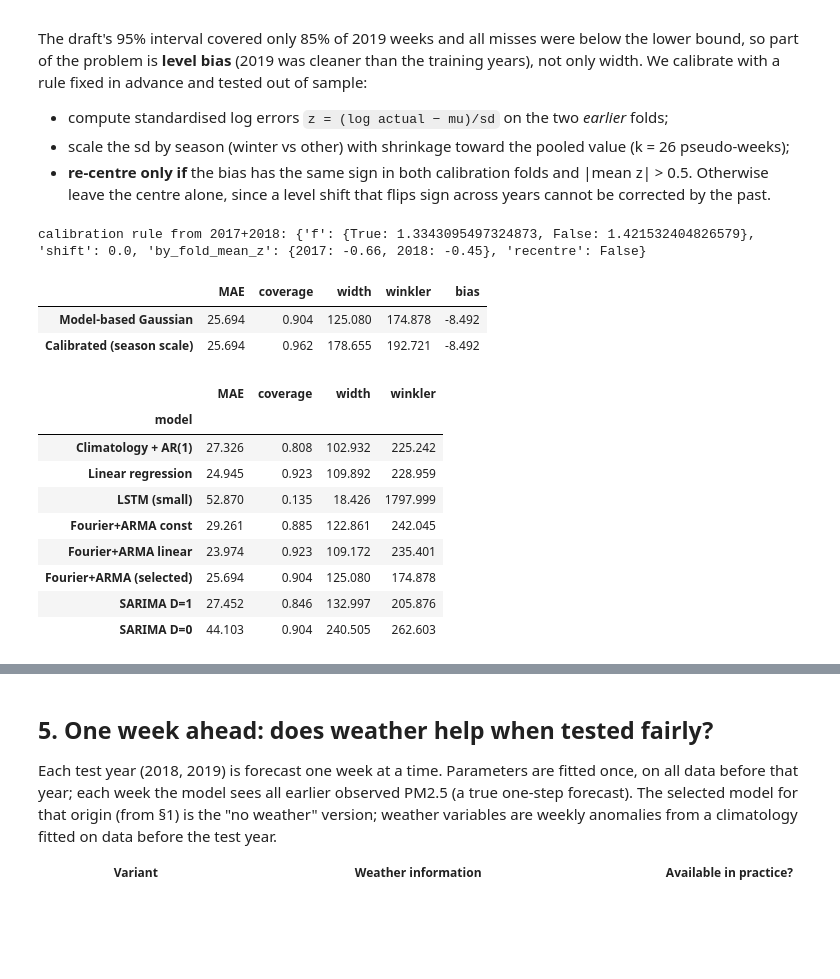
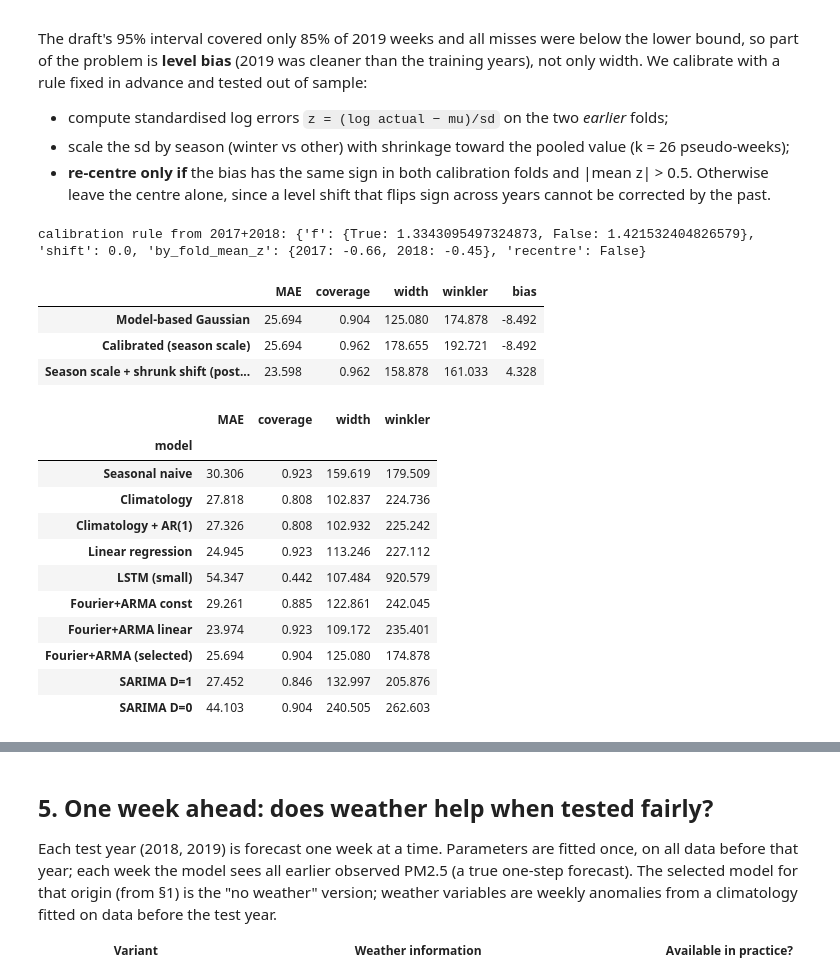
Before and after one commit to LuciferK47/PM_2.5, a Jupyter notebook: notebooks/04_forecasting.ipynb, the cells around one changed output, grey strips where cells are left out. Cells and saved outputs as stored; diff of their text form; code cells hidden in the pictures; blank space fills up the shorter version.

```diff
--- a/notebooks/04_forecasting.ipynb
+++ b/notebooks/04_forecasting.ipynb
@@ -119,7 +119,7 @@ display(extra.round(2))
 # %%
 # Paired loss differences against climatology: moving-block bootstrap (8-week blocks) of the weekly absolute-error differences.
 def abs_err(model, folds):
-    return np.concatenate([np.abs(fcs[f][model]["actual"] - np.exp(fcs[f][model]["mu"])) for f in folds])
+    return [np.abs(fcs[f][model]["actual"] - np.exp(fcs[f][model]["mu"])) for f in folds]   # one array per fold: blocks never cross folds
 
 ld = []
 for label, folds in [("folds 2018+2019", [2018, 2019]), ("all three folds", [2017, 2018, 2019])]:
@@ -172,0 +173,9 @@ findfont: Failed to find font weight semibold for DejaVu Sans, now using 700.
+# %%
+# SARIMA D=0 with vs without a constant, same orders, same three folds (replaces the unsupported "39.7 -> 30.6" remark of the first write-up)
+d0 = {"no constant": F.sarima((1, 0, 1), (1, 0, 0, 52), trend="n"), "with constant": F.sarima((1, 0, 1), (1, 0, 0, 52), trend="c")}
+bt0, _ = F.backtest(y, raw, d0, n_jobs=6, verbose=False)
+d0tab = bt0.pivot(index="model", columns="fold", values="MAE")
+for f in (2017, 2018, 2019):
+    d0tab.loc["Climatology (reference)", f] = bt[(bt.model == "Climatology") & (bt.fold == f)]["MAE"].iloc[0]
+d0tab.round(1).to_csv(RESULTS / "fc_sarima_d0_constant.csv"); display(d0tab.round(1))
+key["sarima_d0_const"] = d0tab.round(2).to_dict()
@@ -190,6 +207,7 @@ diag["LB_p_lag10_ALL_residuals (draft's mistake)"] = [np.nan, float(naive.loc[10
 diag.to_csv(RESULTS / "fc_diagnostics.csv")
 display(diag.T.round(4))
 par = pd.DataFrame({"coef": res_s1.params, "se": res_s1.bse}).round(3)
+key["nonconverged_rejected_per_origin"] = {int(f): int(specs[f]["n_rejected_nonconverged"]) for f in specs}
 key["sarima_D1_maS_coef"], key["sarima_D1_maS_se"] = float(par.loc["ma.S.L52", "coef"]), float(par.loc["ma.S.L52", "se"])
 display(par)
 # %% [output]
@@ -234,37 +252,48 @@ def calibration_rule(folds, k=26):
     for w_ in (True, False):
         zz = cal.loc[cal.winter == w_, "z"]
         f_season[w_] = float(np.sqrt((len(zz) * zz.std(ddof=0) ** 2 + k * s_all ** 2) / (len(zz) + k)))
     by_fold = cal.groupby("fold")["z"].mean()
     recentre = bool((by_fold.abs() > 0.5).all() and np.sign(by_fold).nunique() == 1)
     return {"f": f_season, "shift": float(cal["z"].mean()) if recentre else 0.0, "by_fold_mean_z": by_fold.round(2).to_dict(), "recentre": recentre}
 
 def calibrated_sd_mu(mu, sd, idx, rule):
     wint = pd.DatetimeIndex(idx).month.isin(F.WINTER)
     f = np.where(wint, rule["f"][True], rule["f"][False])
     return mu + rule["shift"] * sd, sd * f
 
+def shrunk_shift(folds, k=26):
+    """POST-HOC sensitivity (defined after seeing 2019): continuous shrinkage of the mean z toward 0, in place of the step rule."""
+    z = pd.concat([standardized(f) for f in folds])["z"]
+    return float(z.sum() / (len(z) + k))
+
 rule19 = calibration_rule([2017, 2018])
 o = fcs[2019][SEL]; mu_c, sd_c = calibrated_sd_mu(o["mu"], o["sd"], o["idx"], rule19)
+sh19 = shrunk_shift([2017, 2018]); mu_s = o["mu"] + sh19 * o["sd"]
 cal_tab = pd.DataFrame({"Model-based Gaussian": F.metrics(o["actual"], o["mu"], o["sd"], o["idx"]),
-                        "Calibrated (season scale" + (", re-centred)" if rule19["recentre"] else ")"): F.metrics(o["actual"], mu_c, sd_c, o["idx"])}).T
+                        "Calibrated (season scale" + (", re-centred)" if rule19["recentre"] else ")"): F.metrics(o["actual"], mu_c, sd_c, o["idx"]),
+                        "Season scale + shrunk shift (post-hoc sensitivity)": F.metrics(o["actual"], mu_s, sd_c, o["idx"])}).T
 cal_tab = cal_tab[["MAE", "coverage", "width", "winkler", "bias"]]
 cal_tab.round(3).to_csv(RESULTS / "fc_calibration_2019.csv")
 print("calibration rule from 2017+2018:", rule19)
 display(cal_tab.round(3))
 # same table for the other models that carry an sd, for context
 ctx = bt[bt.fold == 2019].set_index("model")[["MAE", "coverage", "width", "winkler"]].dropna()
 display(ctx.round(3))
 key["calibration_rule_2019"] = rule19; key["coverage_2019_raw"] = float(cal_tab.iloc[0]["coverage"]); key["coverage_2019_calibrated"] = float(cal_tab.iloc[1]["coverage"])
+key["calibration_2019_all"] = cal_tab.round(3).to_dict("index"); key["shrunk_shift_2019"] = sh19
 # %% [output]
 calibration rule from 2017+2018: {'f': {True: 1.3343095497324873, False: 1.421532404826579}, 'shift': 0.0, 'by_fold_mean_z': {2017: -0.66, 2018: -0.45}, 'recentre': False}
 |  | MAE | coverage | width | winkler | bias |
 | Model-based Gaussian | 25.694 | 0.904 | 125.080 | 174.878 | -8.492 |
 | Calibrated (season scale) | 25.694 | 0.962 | 178.655 | 192.721 | -8.492 |
+| Season scale + shrunk shift (post... | 23.598 | 0.962 | 158.878 | 161.033 | 4.328 |
 |  | MAE | coverage | width | winkler |
 | model |  |  |  |  |
+| Seasonal naive | 30.306 | 0.923 | 159.619 | 179.509 |
+| Climatology | 27.818 | 0.808 | 102.837 | 224.736 |
 | Climatology + AR(1) | 27.326 | 0.808 | 102.932 | 225.242 |
-| Linear regression | 24.945 | 0.923 | 109.892 | 228.959 |
-| LSTM (small) | 52.870 | 0.135 | 18.426 | 1797.999 |
+| Linear regression | 24.945 | 0.923 | 113.246 | 227.112 |
+| LSTM (small) | 54.347 | 0.442 | 107.484 | 920.579 |
 | Fourier+ARMA const | 29.261 | 0.885 | 122.861 | 242.045 |
 | Fourier+ARMA linear | 23.974 | 0.923 | 109.172 | 235.401 |
 | Fourier+ARMA (selected) | 25.694 | 0.904 | 125.080 | 174.878 |
```
Also changed, not shown: parts of 18 cells of this notebook, 15 other files.
